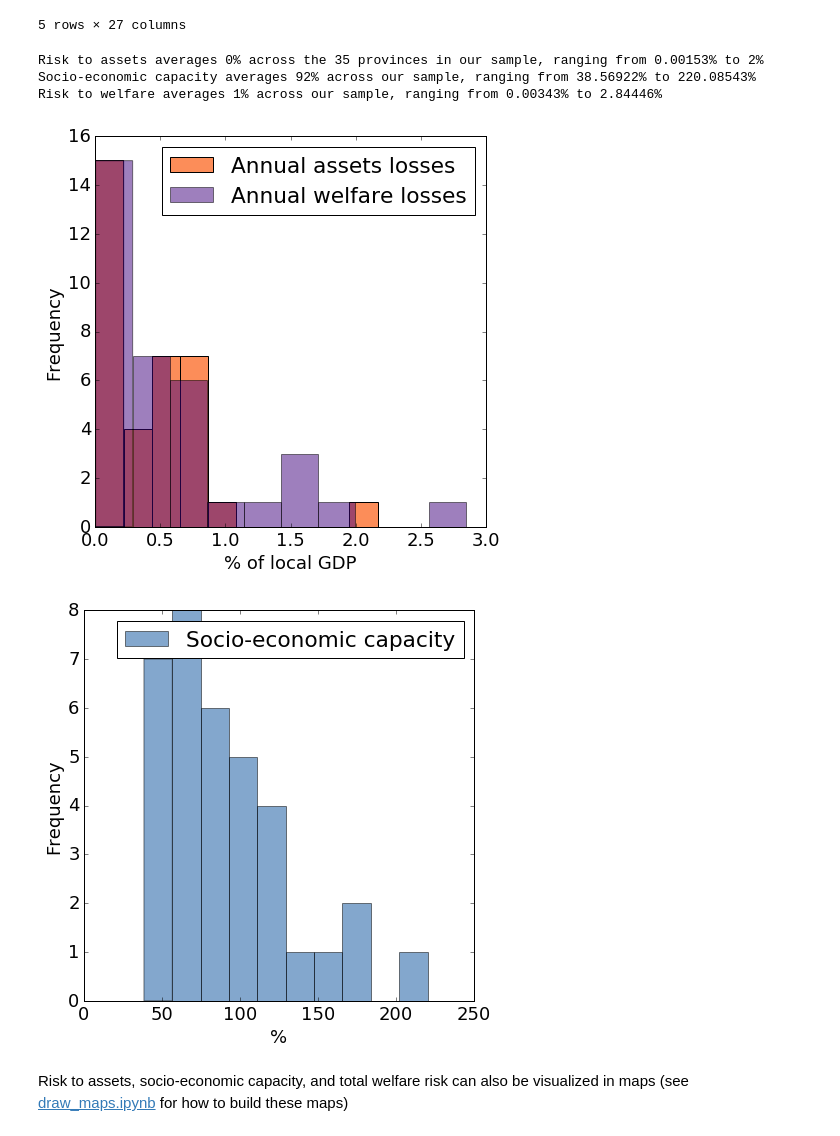
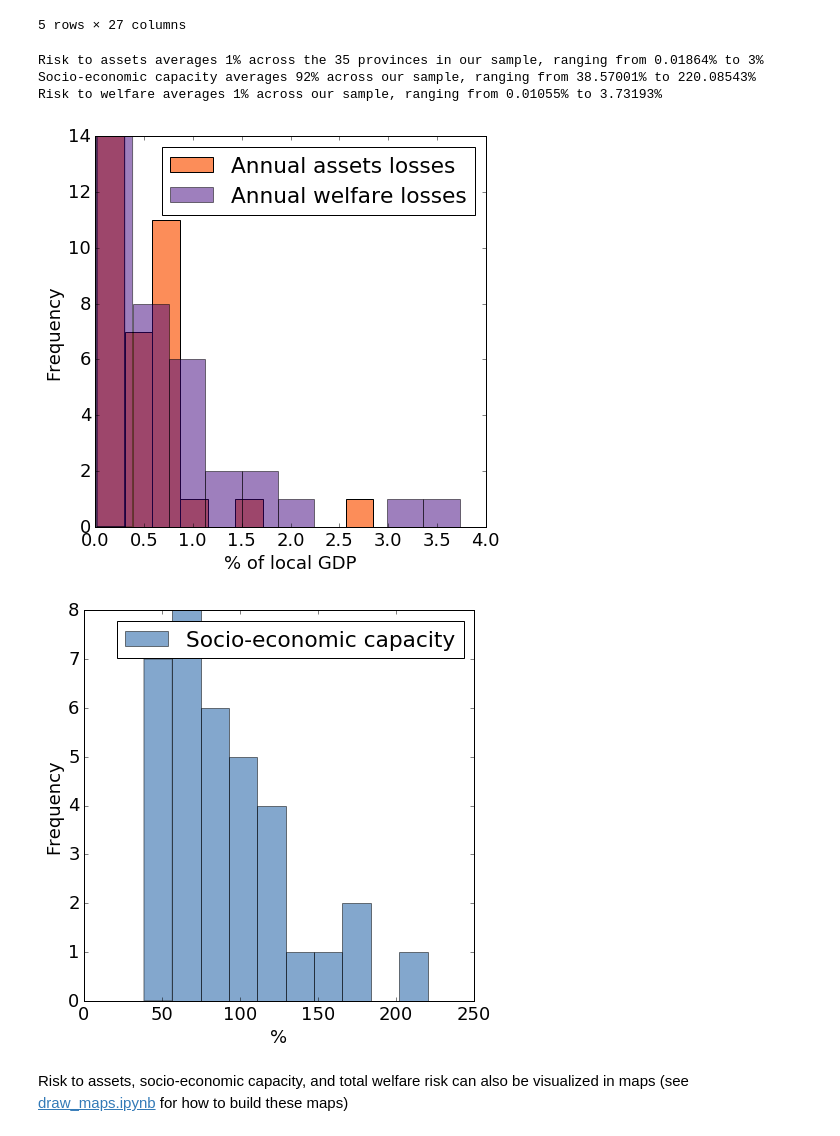
Before and after one commit to adrivsh/resilience_indicator_phl, a Jupyter notebook: socio_economic_capacity_demo.ipynb, the cells around one changed output. Cells and saved outputs as stored; diff of their text form; code cells hidden in the pictures.

Commit message:
working multihazard multi return period assessment

```diff
--- a/socio_economic_capacity_demo.ipynb
+++ b/socio_economic_capacity_demo.ipynb
@@ -93,0 +94,3 @@ plt.ylim(0);
+# %%
+multihazard_info = pd.read_csv("multi_hazard_data.csv", index_col=["province","hazard"])
+multihazard_info.head()
@@ -200,37 +203,37 @@ df.head()
 | Batangas | 219.272 | 2485002.055465 | 0.190351 | 1.117207 | 184.136685 | 1.190811 | 0.228027 | 0.601054 | 0.601054 | ... |
 5 rows × 27 columns
 # %%
-df_with_results=compute_resiliences(df.dropna())
+df_with_results=compute_resiliences(df.dropna(), multihazard_data=multihazard_info)
 
 a=df_with_results["risk_to_assets"];
 a.min()*100,a.mean()*100,a.max()*100
 print("Risk to assets averages {mean:.0%} across the {nb:.0f} provinces in our sample, ranging from {min:.5%} to {max:.0%}".format(
     min=a.min(), nb=a.shape[0],mean=a.mean(),max=a.max()))
 ax=(100*a).plot.hist(figsize=(7,7), color="#fc8d59");
 
 a=df_with_results["resilience"];
 a.min()*100,a.mean()*100,a.max()*100
 print("Socio-economic capacity averages {mean:.0%} across our sample, ranging from {min:.5%} to {max:.5%}".format(
     min=a.min(),mean=a.mean(),max=a.max()))
 plt.figure(figsize=(7,7))
 ax2=(100*a).plot.hist(alpha=0.5, color="#08519c");
 ax2.legend(["Socio-economic capacity"])
 ax2.set_xlabel('%');
 
 
 a=df_with_results["risk"];
 a.min()*100,a.mean()*100,a.max()*100
 print("Risk to welfare averages {mean:.0%} across our sample, ranging from {min:.5%} to {max:.5%}".format(
     min=a.min(),mean=a.mean(),max=a.max()))
 (100*a).plot.hist(alpha=0.5, ax=ax, color="#3f007d");
 
 ax.legend(["Annual assets losses","Annual welfare losses"])
 ax.set_xlabel('% of local GDP');
 # %% [output]
-Risk to assets averages 0% across the 35 provinces in our sample, ranging from 0.00153% to 2%
-Socio-economic capacity averages 92% across our sample, ranging from 38.56922% to 220.08543%
-Risk to welfare averages 1% across our sample, ranging from 0.00343% to 2.84446%
+Risk to assets averages 1% across the 35 provinces in our sample, ranging from 0.01864% to 3%
+Socio-economic capacity averages 92% across our sample, ranging from 38.57001% to 220.08543%
+Risk to welfare averages 1% across our sample, ranging from 0.01055% to 3.73193%
-[figure, old version]
+[figure, new version]
 [figure]
 # %% [markdown]
 Risk to assets, socio-economic capacity, and total welfare risk can also be visualized in maps (see [draw_maps.ipynb](draw_maps.ipynb) for how to build these maps)
```
Also changed, not shown: parts of 8 cells of this notebook, 5 other files.
